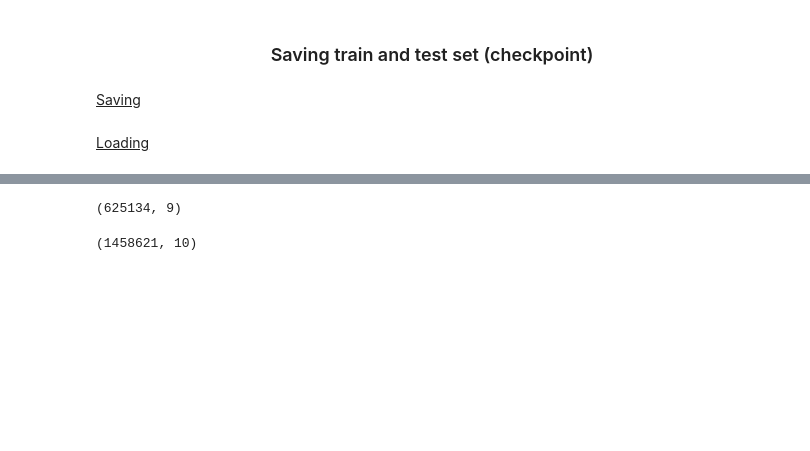
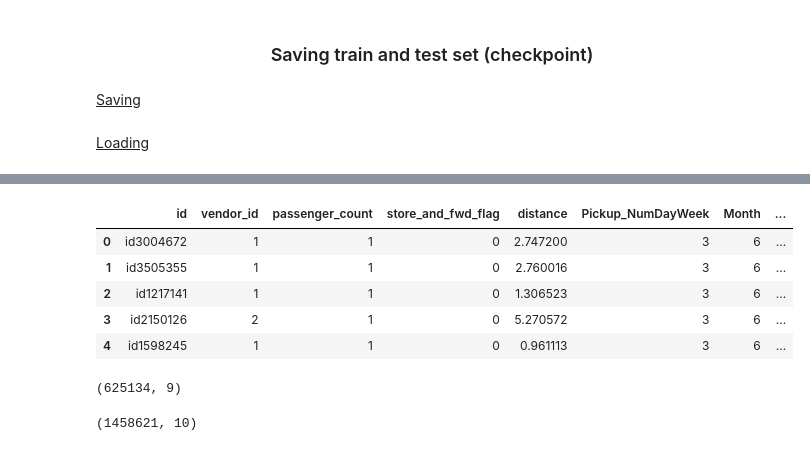
Before and after one commit to MelanVijayaratnam/Kaggle-nb, a Jupyter notebook: Taxi/Taxi.ipynb, the cells around one changed output, grey strips where cells are left out. Cells and saved outputs as stored; diff of their text form; code cells hidden in the pictures; blank space fills up the shorter version.

```diff
--- a/Taxi/Taxi.ipynb
+++ b/Taxi/Taxi.ipynb
@@ -602,6 +622,15 @@ train_df.head()
 | 2 | id3858529 | 2 | 1 | 0 | 2124 | 6.386897 | 1 | ... |
 | 3 | id3504673 | 2 | 1 | 0 | 429 | 1.485917 | 2 | ... |
 | 4 | id2181028 | 2 | 1 | 0 | 435 | 1.188923 | 5 | ... |
+# %%
+test_df.head()
+# %% [output]
+|  | id | vendor_id | passenger_count | store_and_fwd_flag | distance | Pickup_NumDayWeek | Month | ... |
+| 0 | id3004672 | 1 | 1 | 0 | 2.747200 | 3 | 6 | ... |
+| 1 | id3505355 | 1 | 1 | 0 | 2.760016 | 3 | 6 | ... |
+| 2 | id1217141 | 1 | 1 | 0 | 1.306523 | 3 | 6 | ... |
+| 3 | id2150126 | 2 | 1 | 0 | 5.270572 | 3 | 6 | ... |
+| 4 | id1598245 | 1 | 1 | 0 | 0.961113 | 3 | 6 | ... |
 # %%
 test_df.shape
 # %% [output]
```
Also changed, not shown: parts of 6 cells of this notebook.
